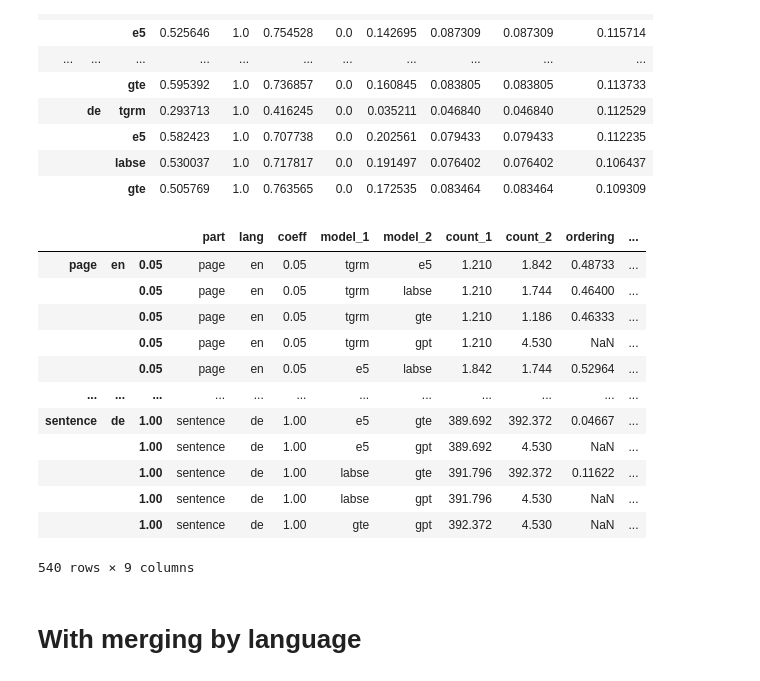
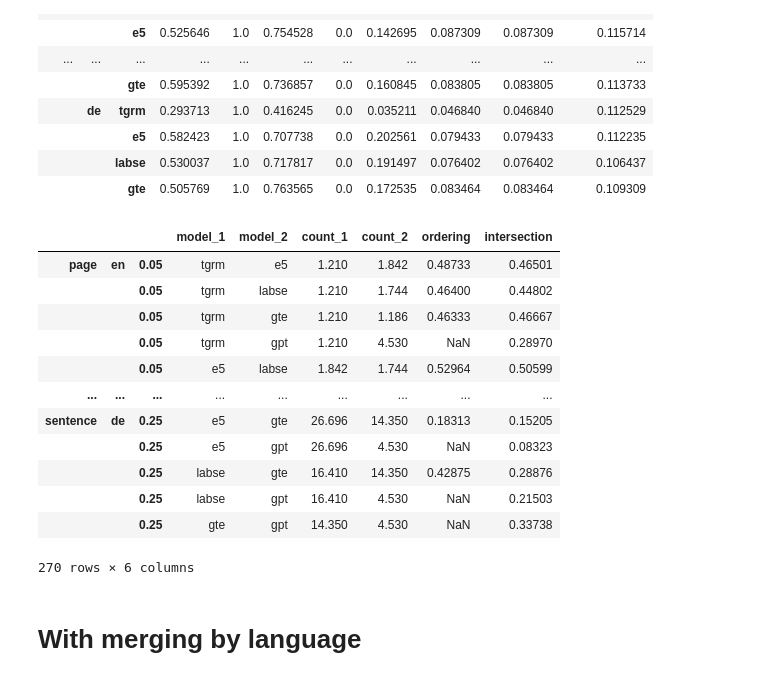
Before and after one commit to milanmarcinco/bachelor, a Jupyter notebook: src/evaluation/main.ipynb, the cells around one changed output. Saved outputs shown, nothing was run; the diff lists cells and outputs as text; code cells hidden in the pictures.

```diff
--- a/src/evaluation/main.ipynb
+++ b/src/evaluation/main.ipynb
@@ -48,7 +49,7 @@ queries_by_language = {
     "de": de_queries
 }
 
-COEFFS = [0.05, 0.10, 0.20, 0.25, 0.30, 1.00]
+COEFFS = [0.05, 0.10, 0.25]
 # %%
 def set_attr(object: dict, path: str, value, *, append: bool = False):
     keys = path.split(".")
@@ -175,6 +176,12 @@ def get_intersection_score(docs_1, docs_2):
     n = len(union)
 
     return len(intersection) / n
+
+
+def to_csv(df, name):
+    base_dir = f"{DATA_DIR}/results"
+    os.makedirs(f"{base_dir}", exist_ok=True)
+    df.to_csv(f"{base_dir}/{name}.csv")
 # %%
 with open(f"{DATA_DIR}/dataset/03_judgements.json", "r") as file:
     judgements_by_query: Dict[str, List[str]] = json.load(file)
@@ -489,41 +504,43 @@ for part in PARTS:
                 values["ordering"].append(avg_ordering_score)
                 values["intersection"].append(avg_intersection_score)
 # %%
-df = pandas.DataFrame({
-    "part": values["part"],
-    "lang": values["lang"],
-    "coeff": values["coeff"],
+df_3 = pandas.DataFrame({
+    # "part": values["part"],
+    # "lang": values["lang"],
+    # "coeff": values["coeff"],
     "model_1": values["model_1"],
     "model_2": values["model_2"],
     "count_1": values["count_1"],
     "count_2": values["count_2"],
     "ordering": values["ordering"],
     "intersection": values["intersection"]
 })
 
-df.index = pandas.MultiIndex.from_tuples([
+df_3.index = pandas.MultiIndex.from_tuples([
     (PARTS[i], LANGUAGES[j], COEFFS[k])
     for i in range(len(PARTS))
     for j in range(len(LANGUAGES))
     for k in range(len(COEFFS))
     for _ in range(len(MODEL_COMBINATIONS))
 ])
 
-df
+to_csv(df_3, "comparison")
+
+df_3
 # %% [output]
-|  |  |  | part | lang | coeff | model_1 | model_2 | count_1 | count_2 | ordering | ... |
-| page | en | 0.05 | page | en | 0.05 | tgrm | e5 | 1.210 | 1.842 | 0.48733 | ... |
-|  |  | 0.05 | page | en | 0.05 | tgrm | labse | 1.210 | 1.744 | 0.46400 | ... |
-|  |  | 0.05 | page | en | 0.05 | tgrm | gte | 1.210 | 1.186 | 0.46333 | ... |
-|  |  | 0.05 | page | en | 0.05 | tgrm | gpt | 1.210 | 4.530 | NaN | ... |
-|  |  | 0.05 | page | en | 0.05 | e5 | labse | 1.842 | 1.744 | 0.52964 | ... |
-| ... | ... | ... | ... | ... | ... | ... | ... | ... | ... | ... | ... |
-| sentence | de | 1.00 | sentence | de | 1.00 | e5 | gte | 389.692 | 392.372 | 0.04667 | ... |
-|  |  | 1.00 | sentence | de | 1.00 | e5 | gpt | 389.692 | 4.530 | NaN | ... |
-|  |  | 1.00 | sentence | de | 1.00 | labse | gte | 391.796 | 392.372 | 0.11622 | ... |
-|  |  | 1.00 | sentence | de | 1.00 | labse | gpt | 391.796 | 4.530 | NaN | ... |
-|  |  | 1.00 | sentence | de | 1.00 | gte | gpt | 392.372 | 4.530 | NaN | ... |
+|  |  |  | model_1 | model_2 | count_1 | count_2 | ordering | intersection |
+| page | en | 0.05 | tgrm | e5 | 1.210 | 1.842 | 0.48733 | 0.46501 |
+|  |  | 0.05 | tgrm | labse | 1.210 | 1.744 | 0.46400 | 0.44802 |
+|  |  | 0.05 | tgrm | gte | 1.210 | 1.186 | 0.46333 | 0.46667 |
+|  |  | 0.05 | tgrm | gpt | 1.210 | 4.530 | NaN | 0.28970 |
+|  |  | 0.05 | e5 | labse | 1.842 | 1.744 | 0.52964 | 0.50599 |
+| ... | ... | ... | ... | ... | ... | ... | ... | ... |
+| sentence | de | 0.25 | e5 | gte | 26.696 | 14.350 | 0.18313 | 0.15205 |
+|  |  | 0.25 | e5 | gpt | 26.696 | 4.530 | NaN | 0.08323 |
+|  |  | 0.25 | labse | gte | 16.410 | 14.350 | 0.42875 | 0.28876 |
+|  |  | 0.25 | labse | gpt | 16.410 | 4.530 | NaN | 0.21503 |
+|  |  | 0.25 | gte | gpt | 14.350 | 4.530 | NaN | 0.33738 |
-540 rows × 9 columns
+270 rows × 6 columns
 # %% [markdown]
 # With merging by language
 # %%
```
Also changed, not shown: parts of 6 cells of this notebook.
